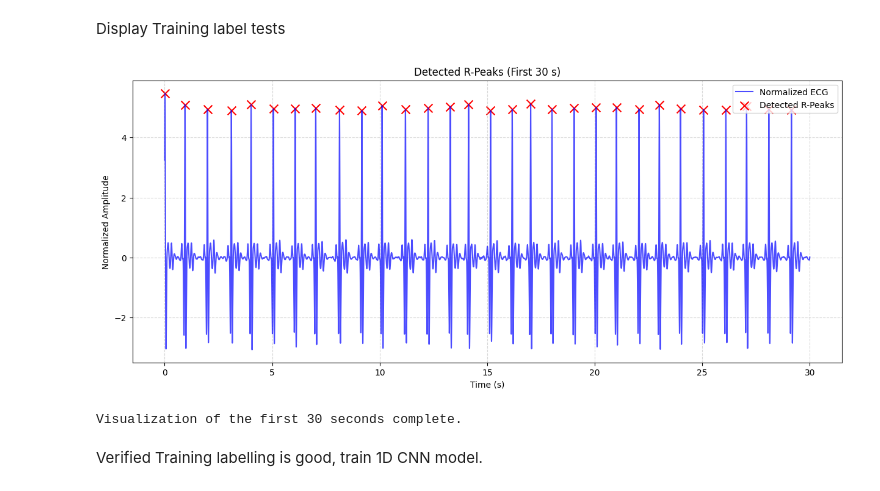
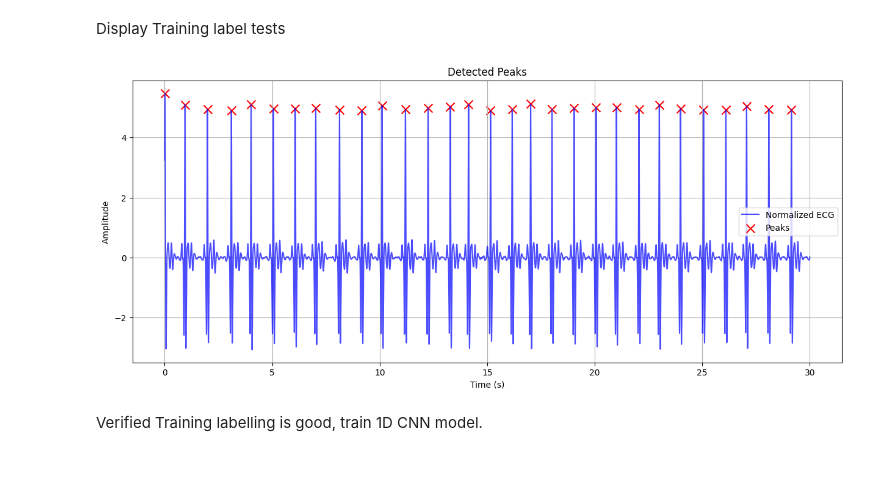
Before and after one commit to AyeshaSd/EECS4643Project, a Jupyter notebook: EECS4643Project_real.ipynb, the cells around one changed output. Saved outputs shown, nothing was run; the diff lists cells and outputs as text; code cells hidden in the pictures.

```diff
--- a/EECS4643Project_real.ipynb
+++ b/EECS4643Project_real.ipynb
@@ -219,40 +200,25 @@ Display Training label tests
 # %%
 # Visualize detected peaks on the normalized ECG (sanity check)
 # ----------------------------------------------------------------
 # This plot helps confirm that the automatic peak detector is finding
-# reasonable R-peaks at the right times. We display only the first
-# `duration` seconds for clarity.
+# reasonable R-peaks at the right times
 
-# 1) Choose how many seconds to show
-duration = 30
+duration = 30 #plot first X seconds
 max_index = duration * fs
-
-# 2) Slice the ECG and corresponding time axis
-# (Both arrays are aligned: time[i] is the timestamp for sample i)
-time_segment = time[:max_index]
-signal_segment = ecg_normalized[:max_index]
-
-# 3) Keep only ground-truth peaks that fall within the displayed window
-filtered_gt_peaks = peaks[peaks < max_index]
 
 # 4) Plot ECG and overlay detected peaks
 plt.figure(figsize=(15, 6))
-plt.plot(time_segment, signal_segment, label='Normalized ECG', color='blue', alpha=0.7)
-plt.scatter(time[filtered_gt_peaks], ecg_normalized[filtered_gt_peaks],
-            color='red', marker='x', s=100, label='Detected R-Peaks')
+plt.plot(time[:max_index], ecg_normalized[:max_index], label='Normalized ECG', color='blue', alpha=0.7)
+plt.scatter(time[peaks[peaks < max_index]], ecg_normalized[peaks[peaks < max_index]], color='red', marker='x', s=100, label='Peaks')
 
-# 5) Labels and cosmetics
 plt.xlabel('Time (s)')
-plt.ylabel('Normalized Amplitude')
-plt.title('Detected R-Peaks (First 30 s)')
-plt.legend(loc='upper right')
-plt.grid(True, linestyle='--', alpha=0.5)
+plt.ylabel('Amplitude')
+plt.title('Detected Peaks')
+plt.legend()
+plt.grid()
 plt.show()
-
-print(f'Visualization of the first {duration} seconds complete.')
 # %% [output]
-[figure, old version]
+[figure, new version]
-Visualization of the first 30 seconds complete.
 # %% [markdown]
 Verified Training labelling is good, train 1D CNN model.
 # %%
```
Also changed, not shown: parts of 8 cells of this notebook, 2 other files.
